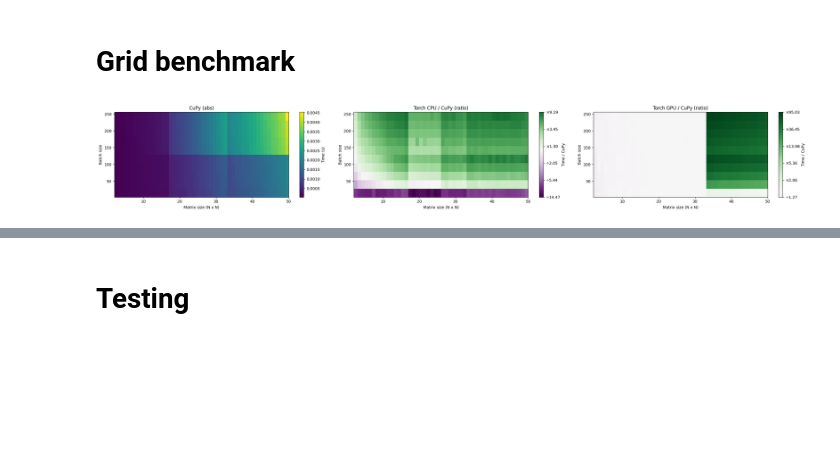
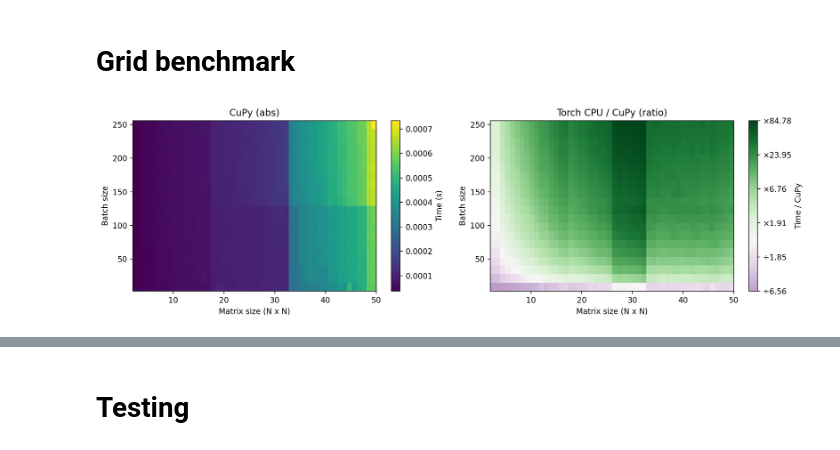
Before and after one commit to MauriceDHanisch/dxtb, a Jupyter notebook: notebooks/gpu vs cpu/eigh/eigh_jax_torch.ipynb, the cells around one changed output, grey strips where cells are left out. Saved outputs shown, nothing was run; the diff lists cells and outputs as text; code cells hidden in the pictures; blank space fills up the shorter version.

Commit message:
Add benchmark eigh plots

```diff
--- a/notebooks/gpu vs cpu/eigh/eigh_jax_torch.ipynb
+++ b/notebooks/gpu vs cpu/eigh/eigh_jax_torch.ipynb
@@ -233,7 +268,7 @@ import numpy as np
 import matplotlib.pyplot as plt
 
 # --- Load Results ---
-data = pickle.load(open("eigh_benchmark_results_float.pkl", "rb"))
+data = pickle.load(open("eigh_benchmark_results_small_small.pkl", "rb"))
 results = data["results"]
 matrix_sizes = data["matrix_sizes"][::-1]
 batch_sizes = data["batch_sizes"][::-1]
@@ -266,10 +301,10 @@ sliced_results = {
 titles = [
     "CuPy (abs)",
     "Torch CPU / CuPy (ratio)",
-    "Torch GPU / CuPy (ratio)"
+    # "Torch GPU / CuPy (ratio)"
 ]
-keys = ["cupy_gpu", "torch_cpu", "torch_gpu"]
-fig, axes = plt.subplots(1, len(titles), figsize=(26, 4))
+keys = ["cupy_gpu", "torch_cpu"]
+fig, axes = plt.subplots(1, len(titles), figsize=(13, 4), dpi=200)
 
 base = sliced_results["cupy_gpu"]
 
@@ -304,31 +339,31 @@ for ax, key, title in zip(axes, keys, titles):
         n_ticks = 6
         tick_ratios = np.geomspace(rmin, rmax, num=n_ticks)
         tick_vals = np.log10(tick_ratios)
         tick_labels = [f"×{v:.2f}" if v >= 1 else f"÷{1/v:.2f}" for v in tick_ratios]
 
 
         cbar = fig.colorbar(im, ax=ax, ticks=tick_vals)
         cbar.ax.set_yticklabels(tick_labels)
         cbar.set_label("Time / CuPy")
         cbar.ax.set_ylim(tick_vals[0], tick_vals[-1])
 
 
     else:
         diff = sliced_results[key] - base
         vmax = np.nanmax(np.abs(diff))
         vmin = -vmax
         im = ax.imshow(diff, origin="lower", aspect="auto",
                        extent=[matrix_sizes_plot[0], matrix_sizes_plot[-1],
                                batch_sizes_plot[0], batch_sizes_plot[-1]],
                        interpolation="nearest", cmap="bwr", vmin=vmin, vmax=vmax)
         cbar = fig.colorbar(im, ax=ax)
         cbar.set_label("ΔTime vs CuPy (s)")
 
     ax.set_title(title)
     ax.set_xlabel("Matrix size (N x N)")
     ax.set_ylabel("Batch size")
 
 plt.tight_layout()
 plt.show()
 # %% [output]
-[figure, old version]
+[figure, new version]
```
Also changed, not shown: parts of 2 cells of this notebook.
